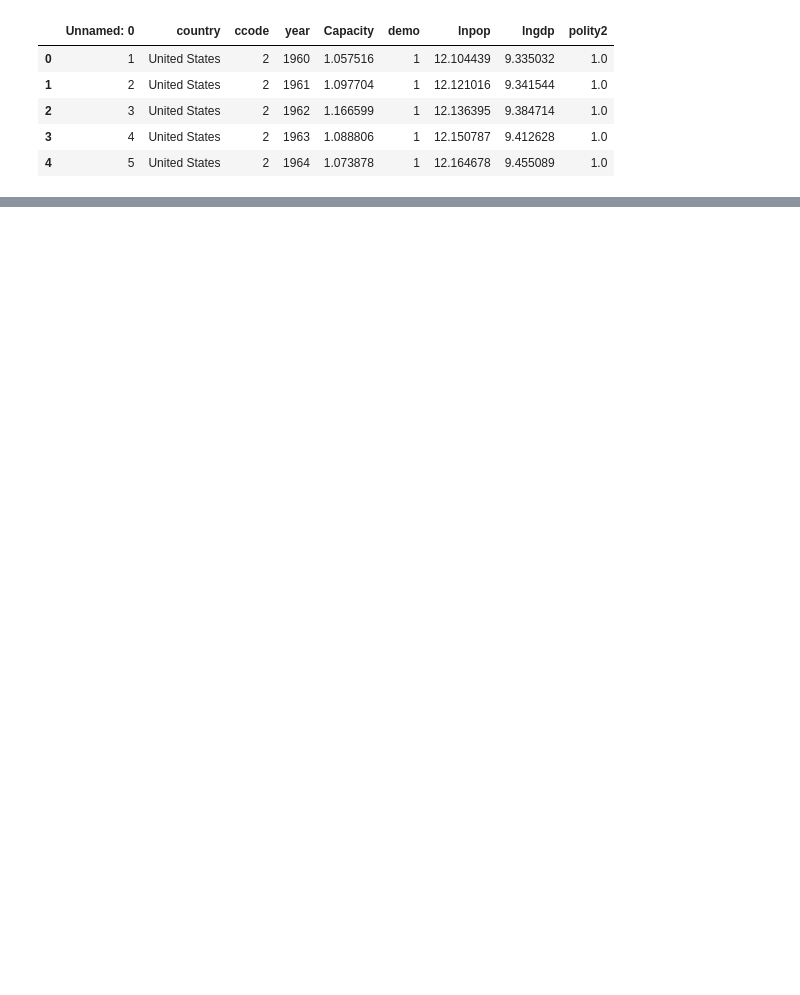
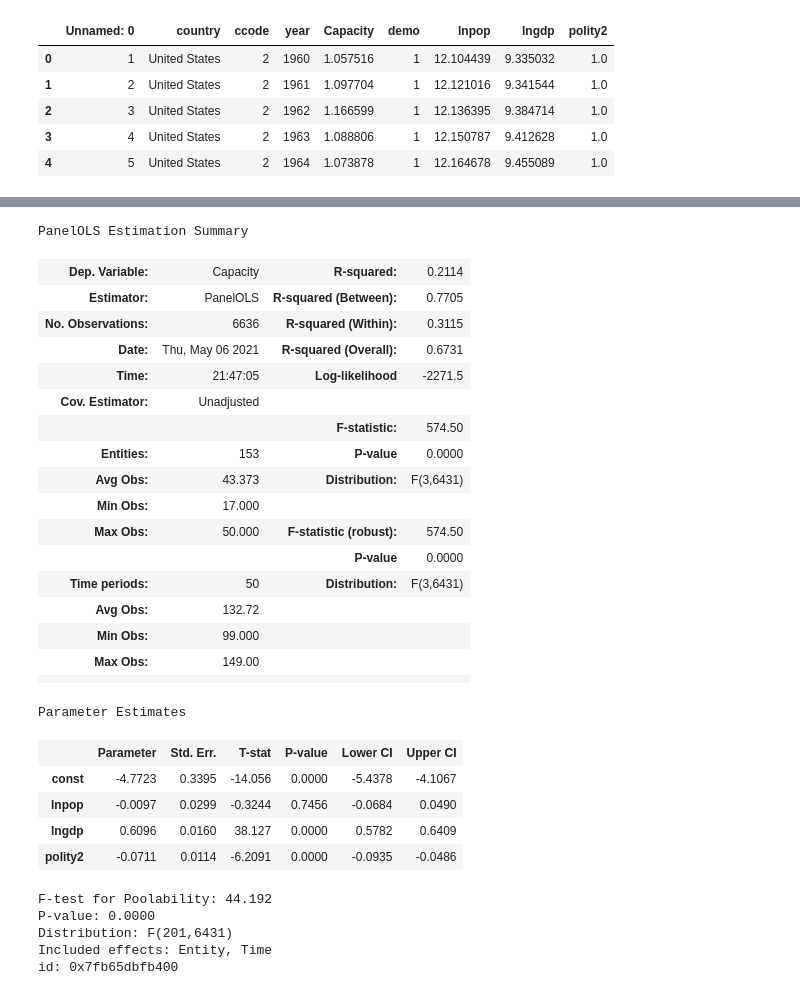
Before and after one commit to sscihz/pyreg, a Jupyter notebook: Python - Panel Regression EDA.ipynb, the cells around one changed output, grey strips where cells are left out. Drawn from its saved outputs; the diff is of its cells as text; code cells hidden in the pictures; blank space fills up the shorter version.

```diff
--- a/Python - Panel Regression EDA.ipynb
+++ b/Python - Panel Regression EDA.ipynb
@@ -148,0 +156,36 @@ p = panellines(turnout,"turnout~policy_edr+abb+year")
+# %%
+capacity_panel = capacity.set_index(['country','year'])
+dependent = capacity_panel.Capacity
+exog = sm.add_constant(capacity_panel[['lnpop','lngdp','polity2']])
+mod = PanelOLS(dependent, exog, entity_effects=True, time_effects = True)
+res = mod.fit(cov_type='unadjusted')
+# %% [output]
+PanelOLS Estimation Summary
+| Dep. Variable: | Capacity | R-squared: | 0.2114 |
+| Estimator: | PanelOLS | R-squared (Between): | 0.7705 |
+| No. Observations: | 6636 | R-squared (Within): | 0.3115 |
+| Date: | Thu, May 06 2021 | R-squared (Overall): | 0.6731 |
+| Time: | 21:47:05 | Log-likelihood | -2271.5 |
+| Cov. Estimator: | Unadjusted |  |  |
+|  |  | F-statistic: | 574.50 |
+| Entities: | 153 | P-value | 0.0000 |
+| Avg Obs: | 43.373 | Distribution: | F(3,6431) |
+| Min Obs: | 17.000 |  |  |
+| Max Obs: | 50.000 | F-statistic (robust): | 574.50 |
+|  |  | P-value | 0.0000 |
+| Time periods: | 50 | Distribution: | F(3,6431) |
+| Avg Obs: | 132.72 |  |  |
+| Min Obs: | 99.000 |  |  |
+| Max Obs: | 149.00 |  |  |
+|  |  |  |  |
+Parameter Estimates
+|  | Parameter | Std. Err. | T-stat | P-value | Lower CI | Upper CI |
+| const | -4.7723 | 0.3395 | -14.056 | 0.0000 | -5.4378 | -4.1067 |
+| lnpop | -0.0097 | 0.0299 | -0.3244 | 0.7456 | -0.0684 | 0.0490 |
+| lngdp | 0.6096 | 0.0160 | 38.127 | 0.0000 | 0.5782 | 0.6409 |
+| polity2 | -0.0711 | 0.0114 | -6.2091 | 0.0000 | -0.0935 | -0.0486 |
+F-test for Poolability: 44.192
+P-value: 0.0000
+Distribution: F(201,6431)
+Included effects: Entity, Time
+id: 0x7fb65dbfb400
```
Also changed, not shown: parts of 7 cells of this notebook, 3 other files.
